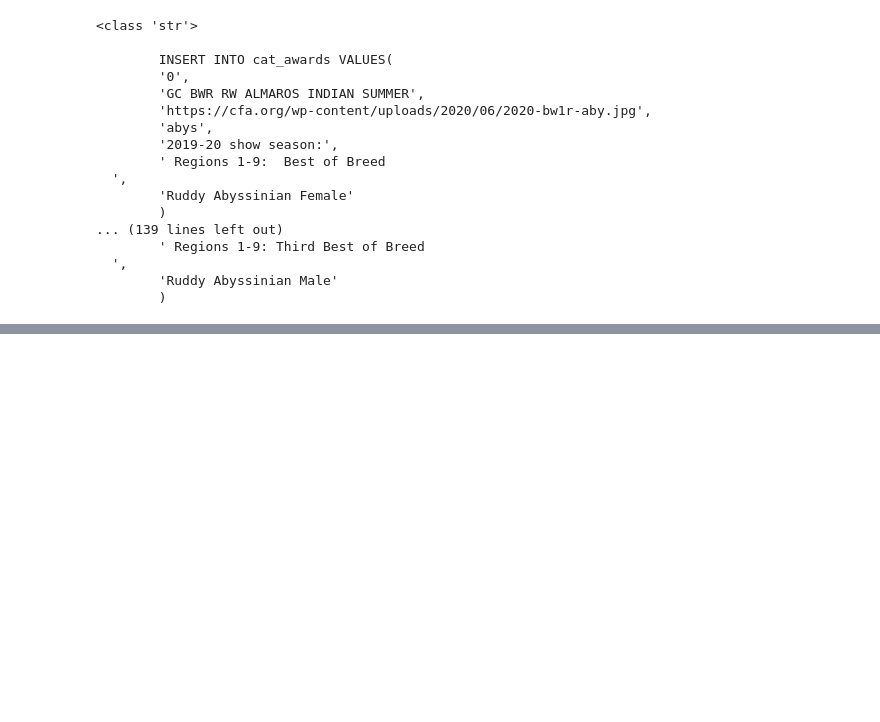
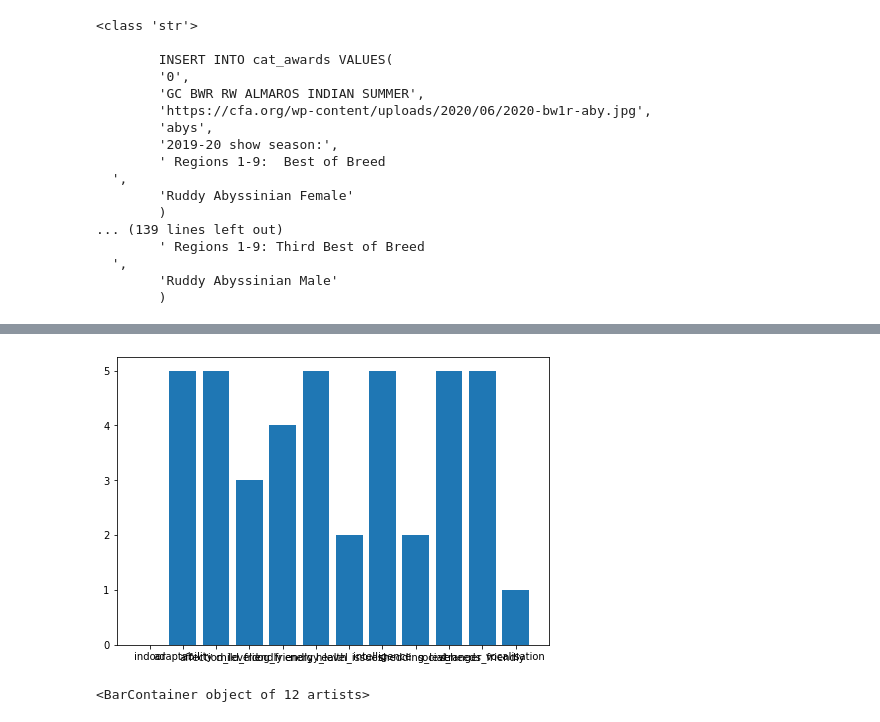
Before and after one commit to xyj1867/SI507FinalProject, a Jupyter notebook: testing_data_collection.ipynb, the cells around one changed output, grey strips where cells are left out. Saved outputs shown, nothing was run; the diff lists cells and outputs as text; code cells hidden in the pictures; blank space fills up the shorter version.

```diff
--- a/testing_data_collection.ipynb
+++ b/testing_data_collection.ipynb
@@ -503,0 +512,14 @@ connection.close()
+# %%
+fig = plt.figure()
+axis = fig.add_axes([0,0,1,1])
+xs = ["indoor", "adaptability", "affection_level", "child_friendly", "dog_friendly", "energy_level", "health_issues", "intelligence", "shedding_level", "social_needs", "stranger_friendly", "vocalisation"]
+ys = [0.0, 5.0, 5.0, 3.0, 4.0, 5.0, 2.0, 5.0, 2.0, 5.0, 5.0, 1.0]
+plt.bar(xs, ys)
+plt.savefig("static_img/test2.jpg")
+plt.show()
+# %% [output]
+[figure, added]
+# %%
+axis.bar(xs, ys)
+# %% [output]
+<BarContainer object of 12 artists>
```
Also changed, not shown: parts of 3 cells of this notebook, 9 other files.
